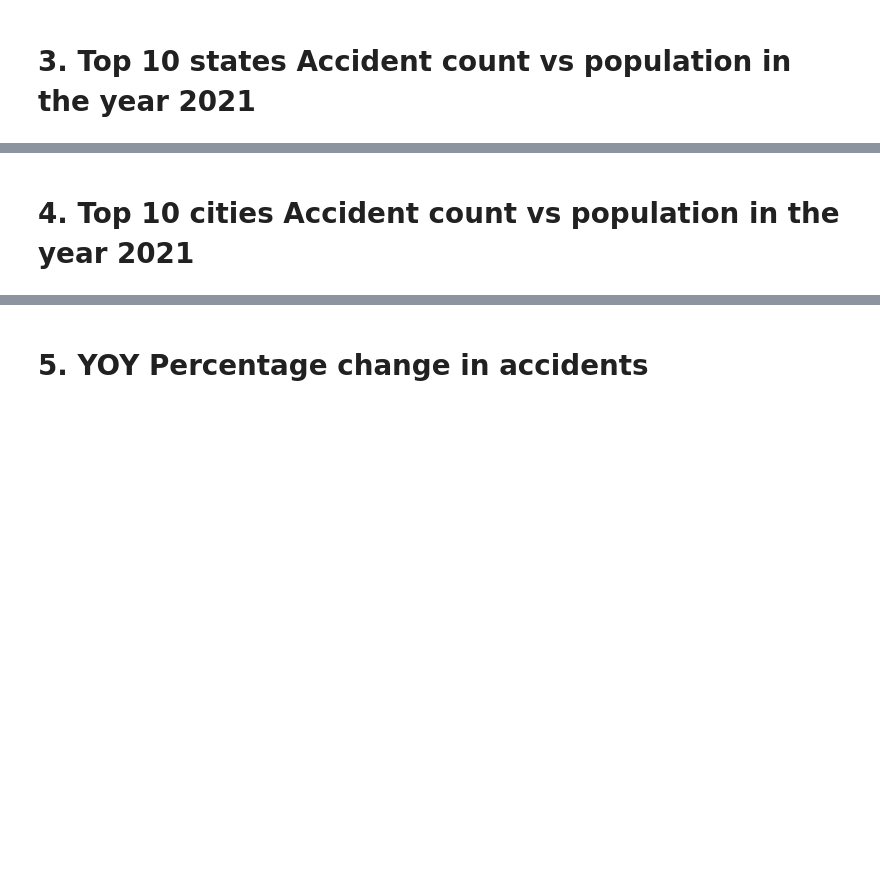
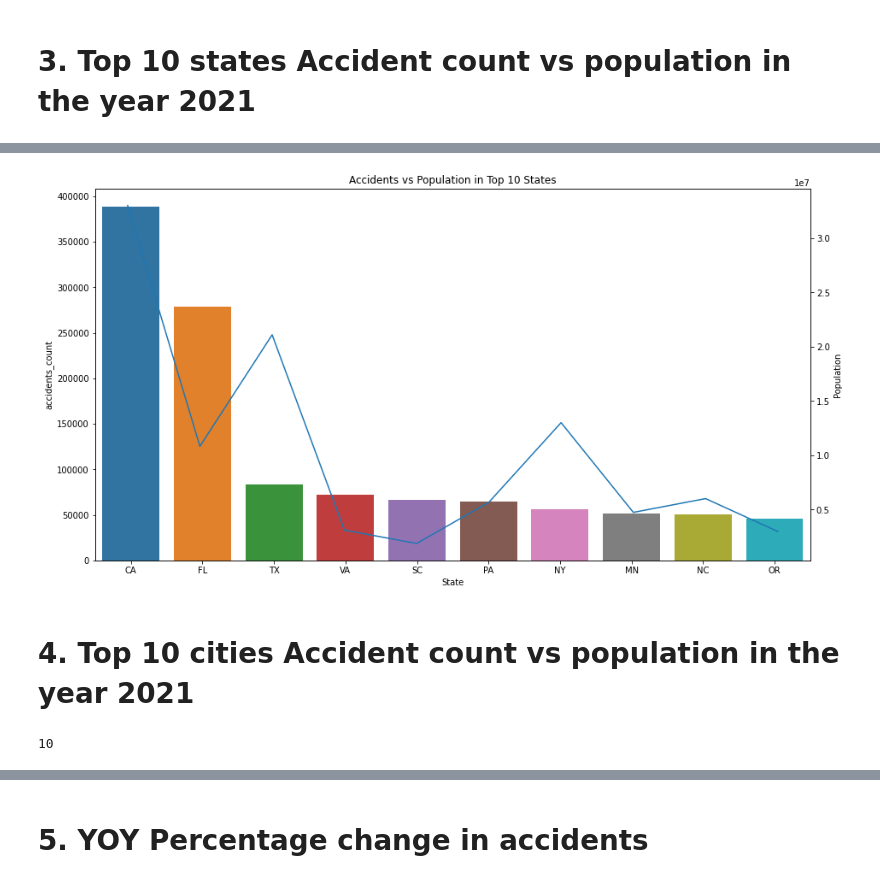
Before and after one commit to sd4601/Traffic-Accidents-Analysis, a Jupyter notebook: Traffic_accident_analysis.ipynb, the cells around one changed output, grey strips where cells are left out. Saved outputs shown, nothing was run; the diff lists cells and outputs as text; code cells hidden in the pictures; blank space fills up the shorter version.

```diff
--- a/Traffic_accident_analysis.ipynb
+++ b/Traffic_accident_analysis.ipynb
@@ -185,7 +187,7 @@ plt.show()
 # Get the top 10 states with accident count in year 2021
 data_state_acc_count.registerTempTable("data_state_acc_count")
 data_state_acc_count_2021_desc = sqlContext.sql(
-    "SELECT Start_Year,State,accidents_count FROM data_state_acc_count where Start_Year == 2021 order by accidents_count desc limit 10"
+    "SELECT Start_Year,State,accidents_count FROM data_state_acc_count where Start_Year = 2021 order by accidents_count desc limit 10"
 )
 data_state_acc_count_2021_desc.show()
 # %% [output]
@@ -270,0 +260,7 @@ TypeError: ignored
+# %%
+#Spark INNER join of population dataset of top 10 states with accident count of states in the year 2021
+population_dataset_state_df = population_dataset.groupBy("State").agg(sum("Population"))
+state_acc_count_2021_with_pop = population_dataset_state_df.join(\
+                                                                    data_state_acc_count_2021_desc,population_dataset_state_df.State \
+                                                                    ==  data_state_acc_count_2021_desc.State,"inner")
+state_acc_count_2021_with_pop.count()
@@ -271,34 +286,43 @@ TypeError: ignored
 # %%
 #plot accident count vs population for the top 10 states
+state_acc_count_2021_pd_with_pop = state_acc_count_2021_with_pop.toPandas()
+state_acc_count_2021_pd_with_pop = state_acc_count_2021_pd_with_pop[['State','sum(Population)','accidents_count']]
+state_acc_count_2021_pd_with_pop.columns = ['State','State2','Population','accidents_count']
+state_acc_count_2021_pd_with_pop = state_acc_count_2021_pd_with_pop.sort_values(by=['accidents_count'], ascending=False)
+
+
+
 plt.figure(figsize=(15,8))
 
 dfLstack = state_acc_count_2021_pd_with_pop
 dfTstack = state_acc_count_2021_pd_with_pop
 
 # plot first graph
 ax = sns.barplot(y='accidents_count', x='State',
                  data=dfLstack)
 
 # create second independent axes overlayed on the first
 # is is important to use a different label
 ax2 = ax.figure.add_subplot(111, label='line')
 
 # plot second graph
 sns.lineplot(y='Population', x='State', data=dfTstack,
              palette='pastel', ax=ax2, legend=False)
 
 # align the x-axis, remove the background, (re)move the ticks
 # barplot has a xlim from -0.5 to n+0.5
 #ax2.set_xlim(dfT['date'].min()-0.5, dfT['date'].max()+0.5)
 # remove white background
 ax2.set_facecolor('None')
 # remove duplicated x-axis (check first that it is properly aligned)
 ax2.xaxis.set_visible(False)
 # move the y-ticks to the right
 ax2.yaxis.tick_right()
 #ax2.ylabel.tick_right()
 ax2.yaxis.set_label_position("right")
 plt.title('Accidents vs Population in Top 10 States')
 plt.show()
+# %% [output]
+[figure, added]
 # %% [markdown]
 # 4. Top 10 cities Accident count vs population in the year 2021
@@ -309,0 +329,7 @@ city_acc_count_2021_pd_with_pop['Population_in_millions'] = city_acc_count_2021_
+# %%
+#Spark INNER join of population dataset of top 10 cities with accident count of cities in the year 2021
+population_dataset_state_df = population_dataset.groupBy("State", "City").agg(sum("Population"))
+state_acc_count_2021_with_pop = population_dataset_state_df.join(city_acc_count_2021, on=['State','City'] ,how='inner')
+state_acc_count_2021_with_pop.count()
+# %% [output]
+10
```
Also changed, not shown: parts of 65 cells of this notebook.
